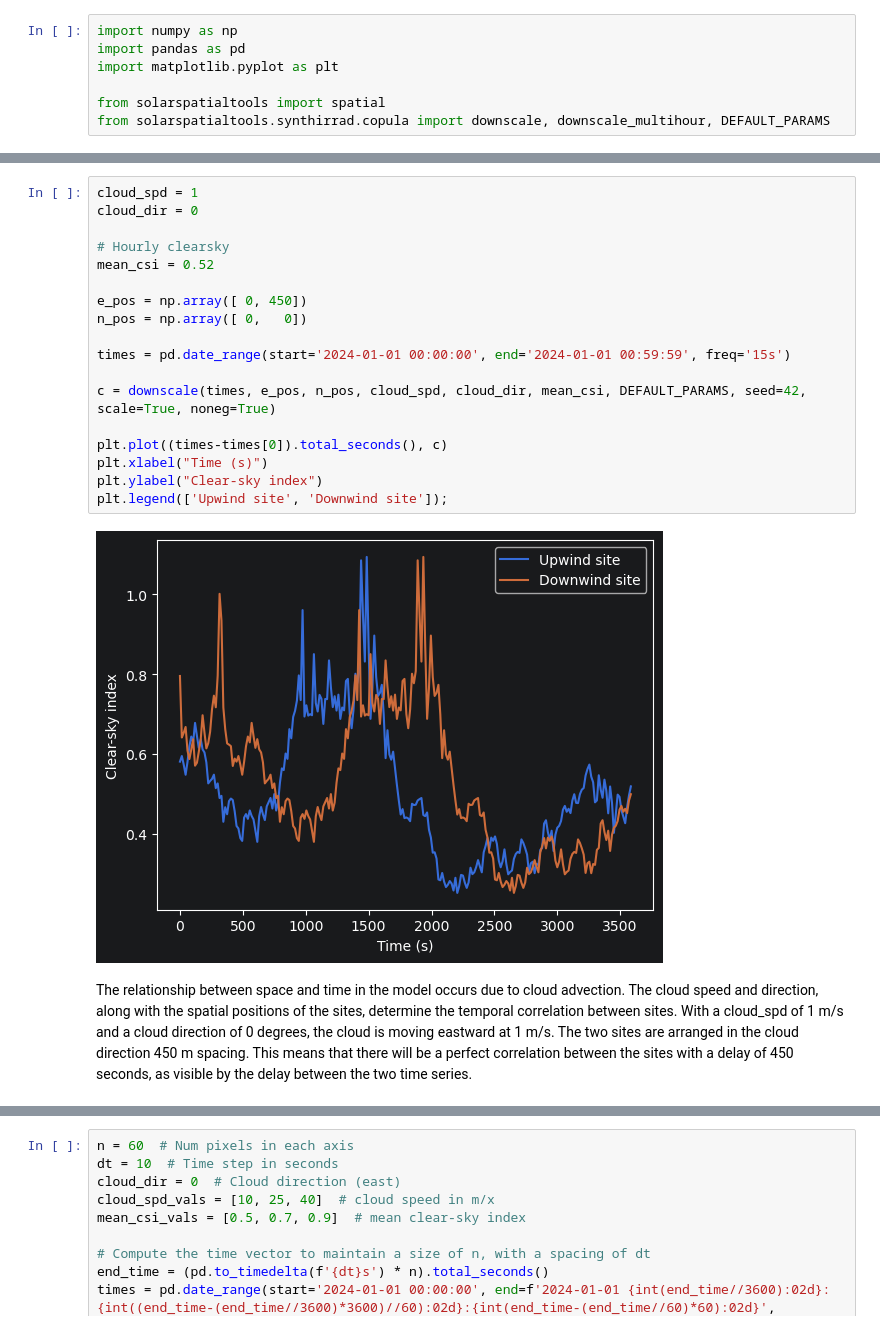
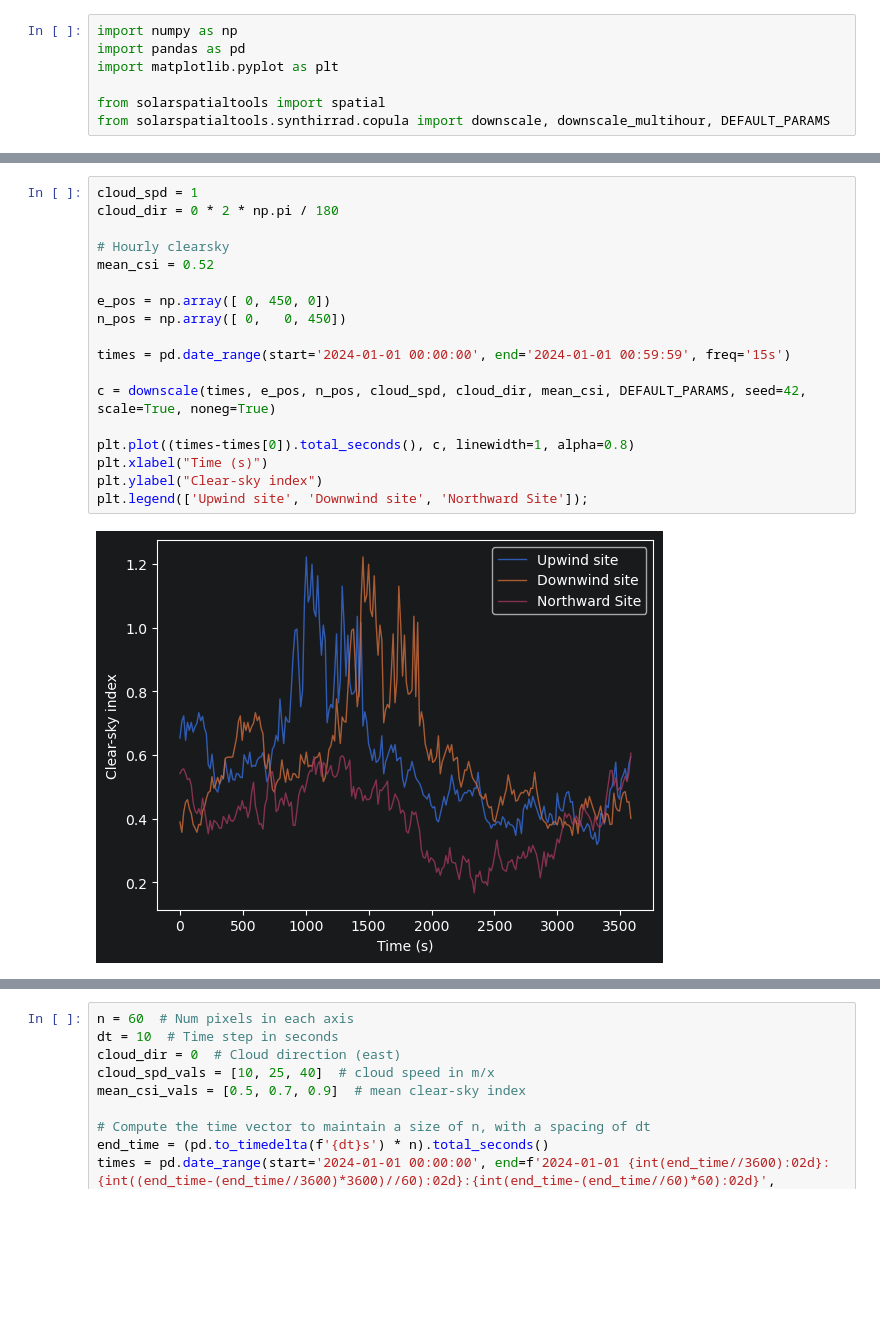
Before and after one commit to jranalli/solarspatialtools, a Jupyter notebook: demos/synthetic_copula_demo.ipynb, the cells around one changed output, grey strips where cells are left out. Drawn from its saved outputs; the diff is of its cells as text; blank space fills up the shorter version.

```diff
--- a/demos/synthetic_copula_demo.ipynb
+++ b/demos/synthetic_copula_demo.ipynb
@@ -25,22 +30,20 @@ To generate time series for a distributed site, we need to provide the following
 # %%
 cloud_spd = 1
-cloud_dir = 0
+cloud_dir = 0 * 2 * np.pi / 180
 
 # Hourly clearsky
 mean_csi = 0.52
 
-e_pos = np.array([ 0, 450])
-n_pos = np.array([ 0,   0])
+e_pos = np.array([ 0, 450, 0])
+n_pos = np.array([ 0,   0, 450])
 
 times = pd.date_range(start='2024-01-01 00:00:00', end='2024-01-01 00:59:59', freq='15s')
 
 c = downscale(times, e_pos, n_pos, cloud_spd, cloud_dir, mean_csi, DEFAULT_PARAMS, seed=42, scale=True, noneg=True)
 
-plt.plot((times-times[0]).total_seconds(), c)
+plt.plot((times-times[0]).total_seconds(), c, linewidth=1, alpha=0.8)
 plt.xlabel("Time (s)")
 plt.ylabel("Clear-sky index")
-plt.legend(['Upwind site', 'Downwind site']);
+plt.legend(['Upwind site', 'Downwind site', 'Northward Site']);
 # %% [output]
-[figure, old version]
+[figure, new version]
-# %% [markdown]
-The relationship between space and time in the model occurs due to cloud advection. The cloud speed and direction, along with the spatial positions of the sites, determine the temporal correlation between sites. With a cloud_spd of 1 m/s and a cloud direction of 0 degrees, the cloud is moving eastward at 1 m/s. The two sites are arranged in the cloud direction 450 m spacing. This means that there will be a perfect correlation between the sites with a delay of 450 seconds, as visible by the delay between the two time series.
```
Also changed, not shown: parts of 6 cells of this notebook.
